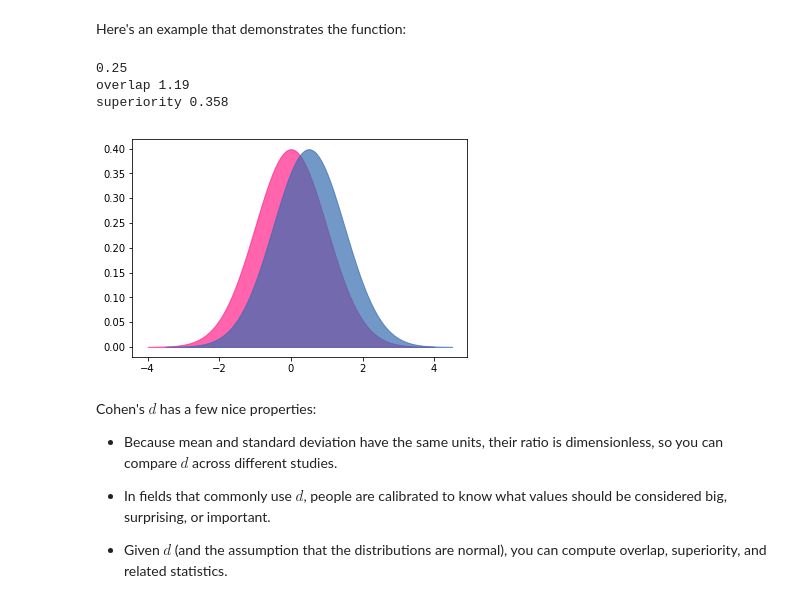
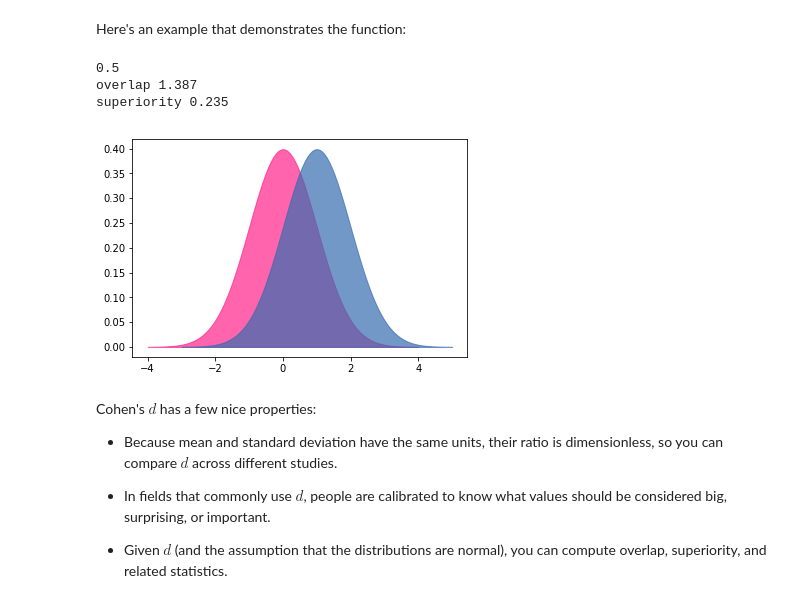
Before and after one commit to dlm6693/dsc-2-20-05-effect-sizes-nyc-ds-career-031119, a Jupyter notebook: index.ipynb, the cells around one changed output. Drawn from its saved outputs; the diff is of its cells as text; code cells hidden in the pictures.

```diff
--- a/index.ipynb
+++ b/index.ipynb
@@ -436,13 +436,13 @@ def plot_pdfs(cohen_d=2):
 # %% [markdown]
 Here's an example that demonstrates the function:
 # %%
-plot_pdfs(.5)
+plot_pdfs(1)
 # Try changing the d value and observe the effect on the outcome below
 # %% [output]
-0.25
-overlap 1.19
-superiority 0.358
+0.5
+overlap 1.387
+superiority 0.235
-[figure, old version]
+[figure, new version]
 # %% [markdown]
 Cohen's $d$ has a few nice properties:
 
```
